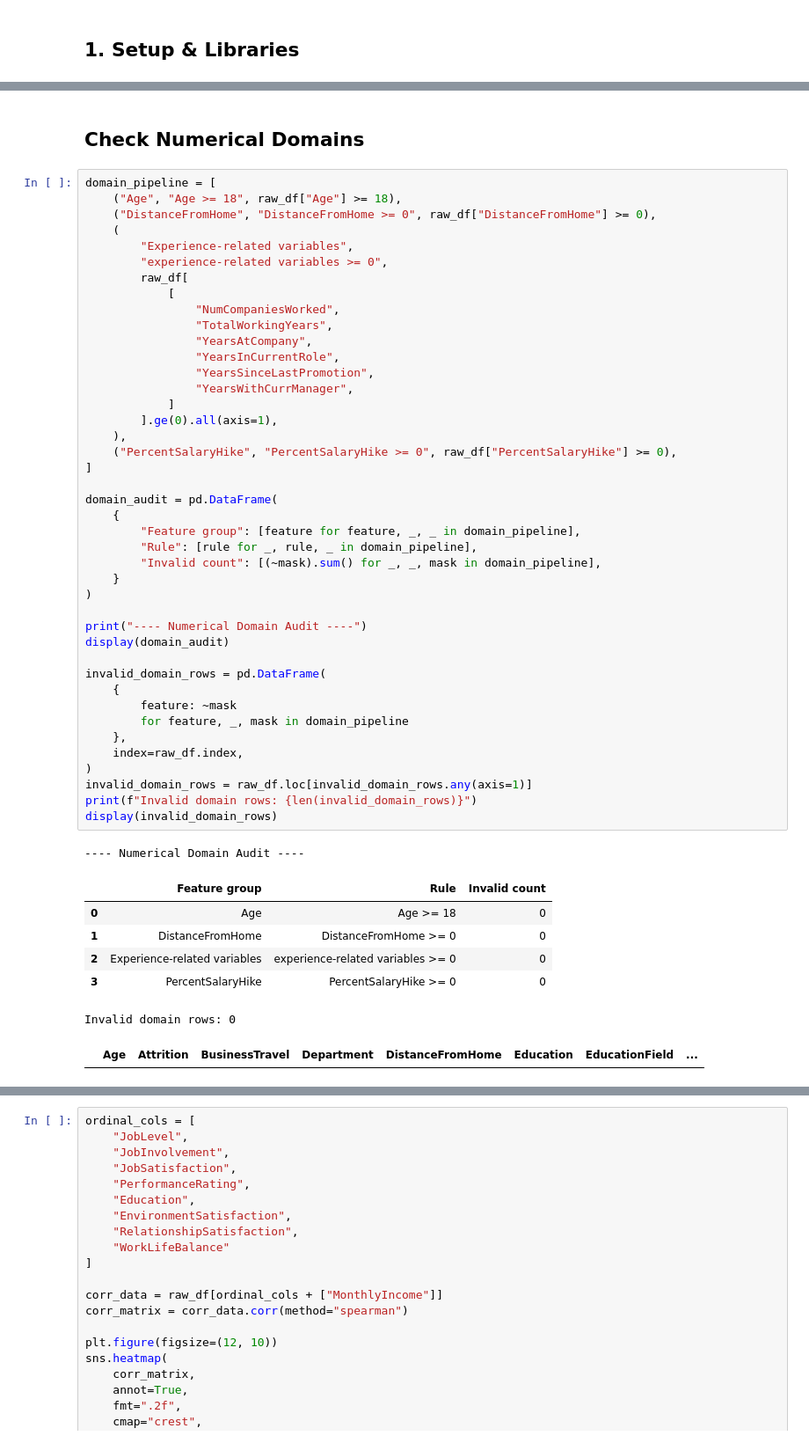
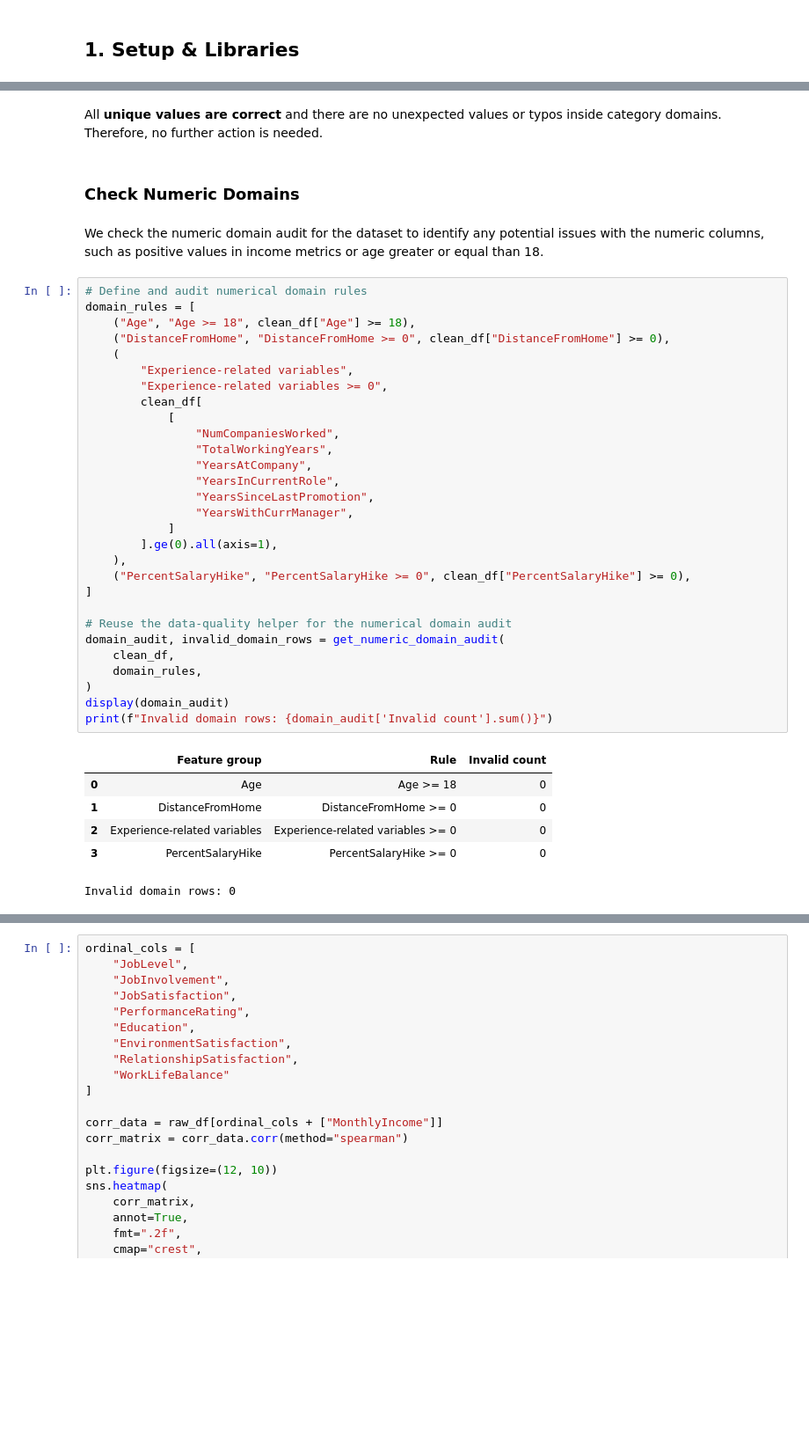
Before and after one commit to JBrizR/hr-analytics-compensation-attrition, a Jupyter notebook: notebooks/00_data_profiling_and_cleaning.ipynb, the cells around one changed output, grey strips where cells are left out. Shown at 88% size. Cells and saved outputs as stored; diff of their text form; blank space fills up the shorter version.

```diff
--- a/notebooks/00_data_profiling_and_cleaning.ipynb
+++ b/notebooks/00_data_profiling_and_cleaning.ipynb
@@ -179,53 +276,42 @@ for cat in new_cats:
+# %% [markdown]
+All **unique values are correct** and there are no unexpected values or typos inside category domains. Therefore, no further action is needed.
 # %% [markdown]
-## Check Numerical Domains
+### Check Numeric Domains
+# %% [markdown]
+We check the numeric domain audit for the dataset to identify any potential issues with the numeric columns, such as positive values in income metrics or age greater or equal than 18.
 # %%
-domain_pipeline = [
-    ("Age", "Age >= 18", raw_df["Age"] >= 18),
-    ("DistanceFromHome", "DistanceFromHome >= 0", raw_df["DistanceFromHome"] >= 0),
+# Define and audit numerical domain rules
+domain_rules = [
+    ("Age", "Age >= 18", clean_df["Age"] >= 18),
+    ("DistanceFromHome", "DistanceFromHome >= 0", clean_df["DistanceFromHome"] >= 0),
     (
         "Experience-related variables",
-        "experience-related variables >= 0",
-        raw_df[
+        "Experience-related variables >= 0",
+        clean_df[
             [
                 "NumCompaniesWorked",
                 "TotalWorkingYears",
                 "YearsAtCompany",
                 "YearsInCurrentRole",
                 "YearsSinceLastPromotion",
                 "YearsWithCurrManager",
             ]
         ].ge(0).all(axis=1),
     ),
-    ("PercentSalaryHike", "PercentSalaryHike >= 0", raw_df["PercentSalaryHike"] >= 0),
+    ("PercentSalaryHike", "PercentSalaryHike >= 0", clean_df["PercentSalaryHike"] >= 0),
 ]
 
-domain_audit = pd.DataFrame(
-    {
-        "Feature group": [feature for feature, _, _ in domain_pipeline],
-        "Rule": [rule for _, rule, _ in domain_pipeline],
-        "Invalid count": [(~mask).sum() for _, _, mask in domain_pipeline],
-    }
+# Reuse the data-quality helper for the numerical domain audit
+domain_audit, invalid_domain_rows = get_numeric_domain_audit(
+    clean_df,
+    domain_rules,
 )
-
-print("---- Numerical Domain Audit ----")
 display(domain_audit)
-
-invalid_domain_rows = pd.DataFrame(
-    {
-        feature: ~mask
-        for feature, _, mask in domain_pipeline
-    },
-    index=raw_df.index,
-)
-invalid_domain_rows = raw_df.loc[invalid_domain_rows.any(axis=1)]
-print(f"Invalid domain rows: {len(invalid_domain_rows)}")
-display(invalid_domain_rows)
+print(f"Invalid domain rows: {domain_audit['Invalid count'].sum()}")
 # %% [output]
+|  | Feature group | Rule | Invalid count |
+| 0 | Age | Age >= 18 | 0 |
+| 1 | DistanceFromHome | DistanceFromHome >= 0 | 0 |
+| 2 | Experience-related variables | Experience-related variables >= 0 | 0 |
+| 3 | PercentSalaryHike | PercentSalaryHike >= 0 | 0 |
----- Numerical Domain Audit ----
+Invalid domain rows: 0
-|  | Feature group | Rule | Invalid count |
-| 0 | Age | Age >= 18 | 0 |
-| 1 | DistanceFromHome | DistanceFromHome >= 0 | 0 |
-| 2 | Experience-related variables | experience-related variables >= 0 | 0 |
-| 3 | PercentSalaryHike | PercentSalaryHike >= 0 | 0 |
-Invalid domain rows: 0
-|  | Age | Attrition | BusinessTravel | Department | DistanceFromHome | Education | EducationField | ... |
```
Also changed, not shown: parts of 56 cells of this notebook.
